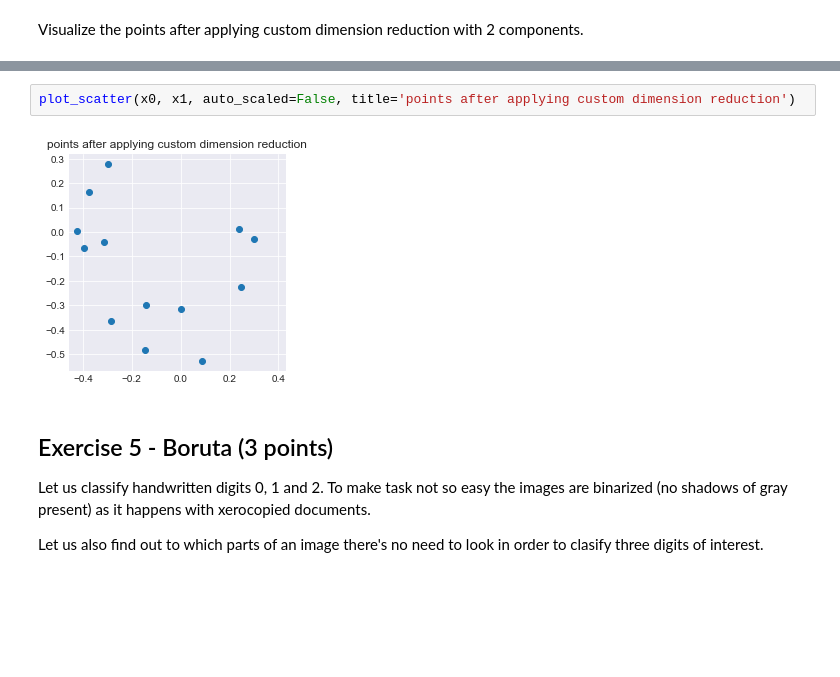
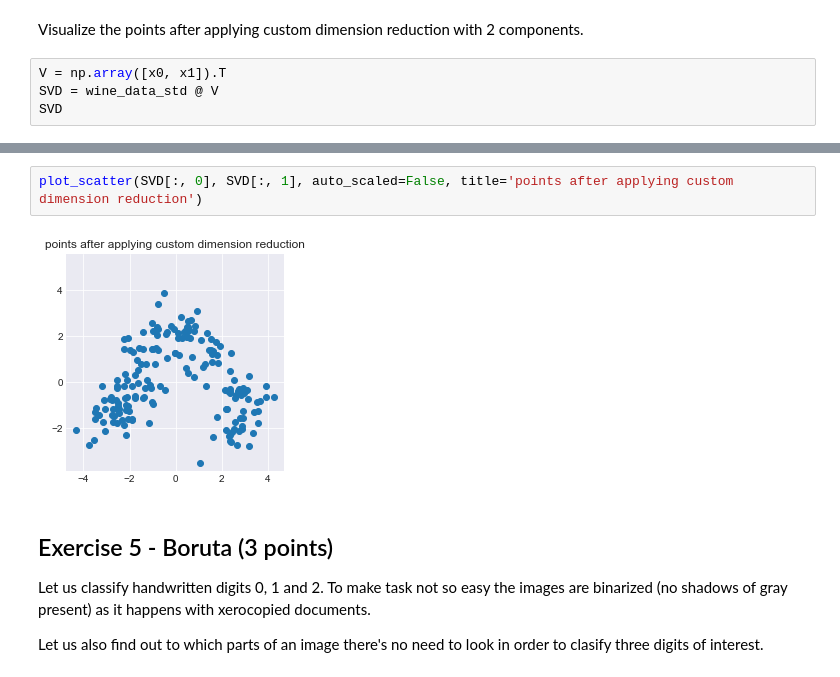
Before and after one commit to TatyanaMardvilko/6_feature_engineering_selection, a Jupyter notebook: homework.ipynb, the cells around one changed output, grey strips where cells are left out. Drawn from its saved outputs; the diff is of its cells as text; blank space fills up the shorter version.

```diff
--- a/homework.ipynb
+++ b/homework.ipynb
@@ -409,3 +409,7 @@ assert np.allclose(x1@S@x1, 2.5110809296451233)
 ### Visualization (2 points)
 # %% [markdown]
 Visualize the points after applying custom dimension reduction with 2 components.
+# %%
+V = np.array([x0, x1]).T
+SVD = wine_data_std @ V
+SVD
@@ -412,7 +434,7 @@ Visualize the points after applying custom dimension reduction with 2 components
 # %%
-plot_scatter(x0, x1, auto_scaled=False, title='points after applying custom dimension reduction')
+plot_scatter(SVD[:, 0], SVD[:, 1], auto_scaled=False, title='points after applying custom dimension reduction')
 # %% [output]
-[figure, old version]
+[figure, new version]
 # %% [markdown]
 ## Exercise 5 - Boruta (3 points)
 
```
Also changed, not shown: parts of 1 cell of this notebook.
